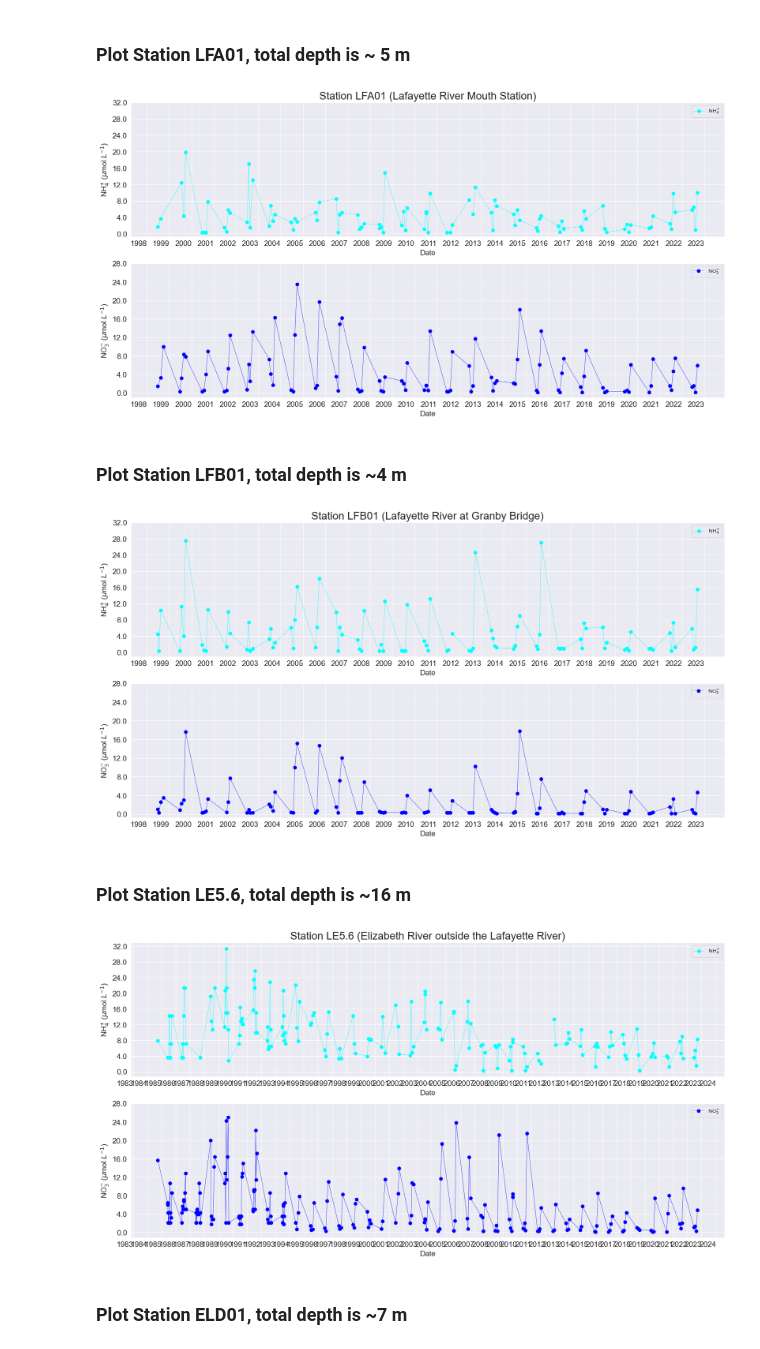
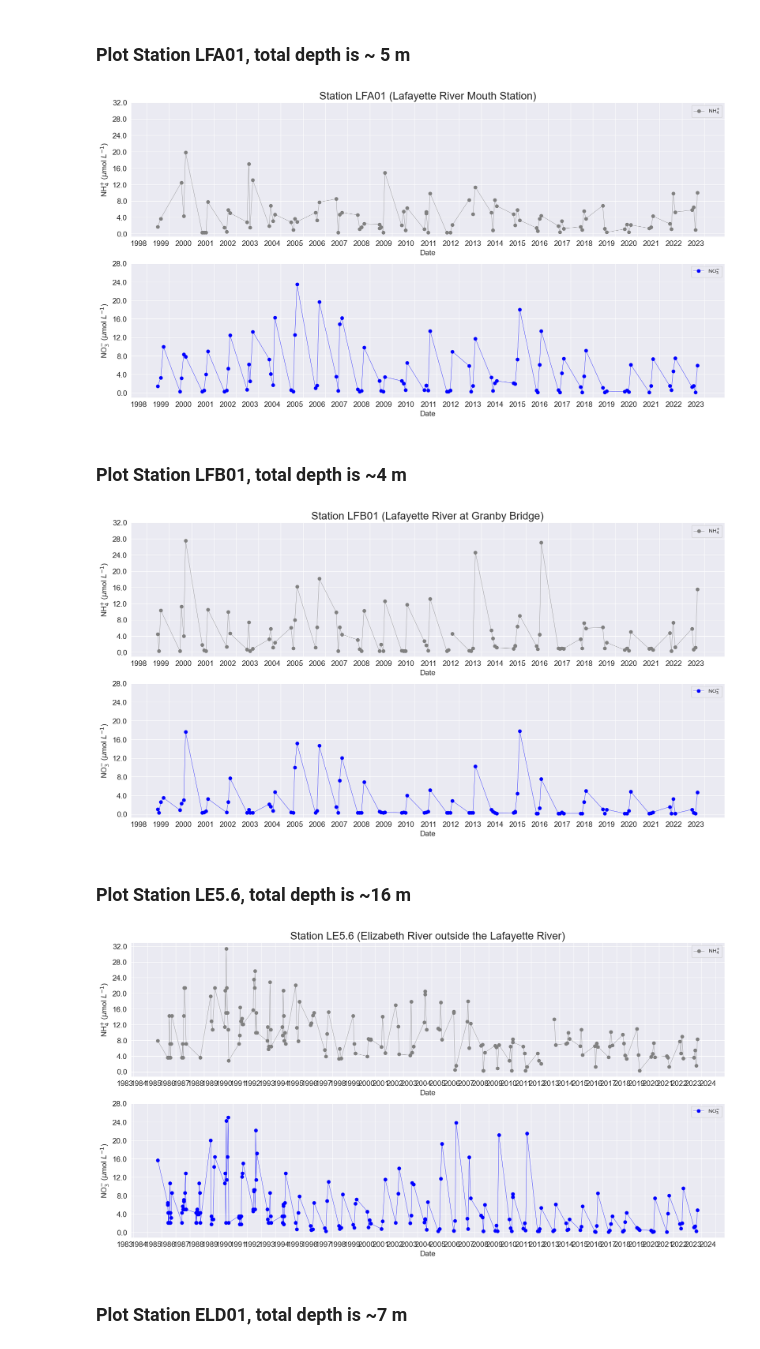
Before and after one commit to Zhu-Yifan/Lafayette_River_Time_Series_Analysis, a Jupyter notebook: notebooks/Chesapeake_Bay_Program_Water_Quality_EDA.ipynb, the cells around one changed output. Cells and saved outputs as stored; diff of their text form; code cells hidden in the pictures.

```diff
--- a/notebooks/Chesapeake_Bay_Program_Water_Quality_EDA.ipynb
+++ b/notebooks/Chesapeake_Bay_Program_Water_Quality_EDA.ipynb
@@ -29,7 +29,7 @@ NO3_btm  = NO3_btm.sort_values(by='DateTime')
 # plot time series data for each variable in a subplot
 fig, axes = plt.subplots(2, 1, figsize=(20, 10))
 # the unit of nutrient is mg N/L so it needs to be converted to umol/L
-axes[0].plot(NH4_btm['DateTime'], NH4_btm['MeasureValue']*71.394, marker ='o', markersize = 6, linestyle='-', linewidth=0.5, color='cyan',label ='NH$_4^{+}$')
+axes[0].plot(NH4_btm['DateTime'], NH4_btm['MeasureValue']*71.394, marker ='o', markersize = 6, linestyle='-', linewidth=0.5, color='grey',label ='NH$_4^{+}$')
 axes[0].set_ylabel('NH$_4^{+}$ ($\mu$mol $L^{-1}$)',fontsize=14)
 y_ticks = np.arange(0, 32.5, 4)
 y_tick_labels = ['{:.1f}'.format(t) for t in y_ticks]
@@ -66,7 +66,7 @@ axes[1].legend()
 # show plot
 plt.show()
 # %% [output]
-[figure, old version]
+[figure, new version]
 # %% [markdown]
 ### Plot Station LFB01, total depth is ~4 m
 # %%
@@ -83,7 +83,7 @@ NO3_btm  = NO3_btm.sort_values(by='DateTime')
 fig, axes = plt.subplots(2, 1, figsize=(20, 10))
 
 # the unit of nutrient is mg N/L so it needs to be converted to umol/L
-axes[0].plot(NH4_btm['DateTime'], NH4_btm['MeasureValue']*71.394, marker ='o', markersize = 6, linestyle='-', linewidth=0.5, color='cyan',label ='NH$_4^{+}$')
+axes[0].plot(NH4_btm['DateTime'], NH4_btm['MeasureValue']*71.394, marker ='o', markersize = 6, linestyle='-', linewidth=0.5, color='grey',label ='NH$_4^{+}$')
 
 axes[0].set_ylabel('NH$_4^{+}$ ($\mu$mol $L^{-1}$)',fontsize=14)
 y_ticks = np.arange(0, 32.5, 4)
@@ -121,7 +121,7 @@ axes[1].legend()
 # show plot
 plt.show()
 # %% [output]
-[figure, old version]
+[figure, new version]
 # %% [markdown]
 ### Plot Station LE5.6, total depth is ~16 m
 # %%
@@ -138,7 +138,7 @@ NO3_btm  = NO3_btm.sort_values(by='DateTime')
 fig, axes = plt.subplots(2, 1, figsize=(20, 10))
 
 # the unit of nutrient is mg N/L so it needs to be converted to umol/L
-axes[0].plot(NH4_btm['DateTime'], NH4_btm['MeasureValue']*71.394, marker ='o', markersize = 6, linestyle='-', linewidth=0.5, color='cyan',label ='NH$_4^{+}$')
+axes[0].plot(NH4_btm['DateTime'], NH4_btm['MeasureValue']*71.394, marker ='o', markersize = 6, linestyle='-', linewidth=0.5, color='grey',label ='NH$_4^{+}$')
 
 axes[0].set_ylabel('NH$_4^{+}$ ($\mu$mol $L^{-1}$)',fontsize=14)
 y_ticks = np.arange(0, 32.5, 4)
@@ -149,34 +149,34 @@ axes[0].xaxis.set_major_formatter(date_fmt)
 axes[0].xaxis.set_minor_formatter(date_fmt)
 # Set the x-axis tick locator to show ticks on the 1st day and 15th day of each month
 year_locator = mdates.YearLocator()
 month_locator = mdates.MonthLocator()
 
 axes[0].xaxis.set_major_locator(year_locator)
 #axes[0].xaxis.set_minor_locator(month_locator)
 # Set the tick parameters for both the major ticks
 plt.setp(axes[0].get_xticklabels(which='major'), rotation=0, ha='right', fontsize=14)
 axes[0].set_xlabel('Date',fontsize=14)
 axes[0].grid(True)
 axes[0].legend()
 axes[0].set_title('Station LE5.6 (Elizabeth River outside the Lafayette River)',fontsize=20)
 
 
 axes[1].plot(NO3_btm['DateTime'], NO3_btm['MeasureValue']*71.394, marker ='o', markersize = 6, linestyle='-', linewidth=0.5, color='blue', label='NO$_3^{-}$')
 axes[1].set_xlabel('Date',fontsize=14)
 axes[1].set_ylabel('NO$_3^{-}$ ($\mu$mol $L^{-1}$)',fontsize=14)
 y_ticks = np.arange(0, 28.1, 4)
 y_tick_labels = ['{:.1f}'.format(t) for t in y_ticks]
 axes[1].set_yticks(y_ticks, y_tick_labels, fontsize = 14 )
 axes[1].xaxis.set_major_formatter(date_fmt)
 axes[1].xaxis.set_major_locator(year_locator)
 axes[1].set_xlabel('Date',fontsize=14)
 plt.setp(axes[1].get_xticklabels(which='major'), rotation=0, ha='right', fontsize=14)
 axes[1].grid(True)
 axes[1].legend()
 # show plot
 plt.show()
 # %% [output]
-[figure, old version]
+[figure, new version]
 # %% [markdown]
 ### Plot Station ELD01, total depth is ~7 m
 # %%
```
Also changed, not shown: parts of 1 cell of this notebook.
